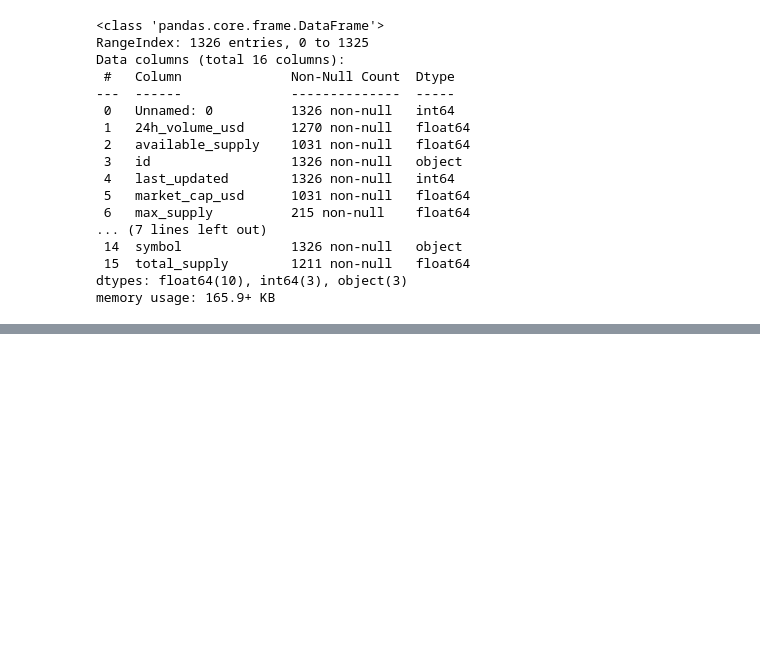
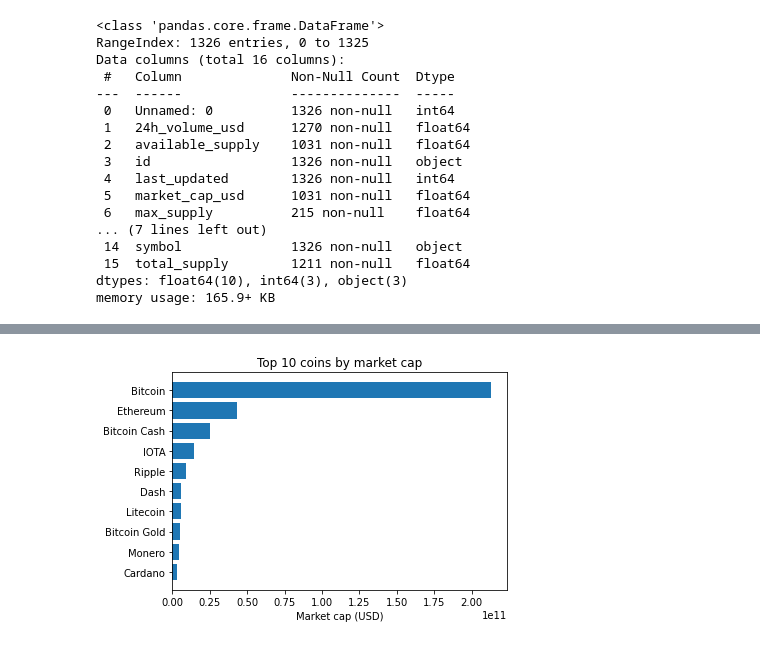
Before and after one commit to tawiwut-cha/datacamp_projects, a Jupyter notebook: coinmarketcap/coinmarketcap_tc.ipynb, the cells around one changed output, grey strips where cells are left out. Cells and saved outputs as stored; diff of their text form; code cells hidden in the pictures; blank space fills up the shorter version.

```diff
--- a/coinmarketcap/coinmarketcap_tc.ipynb
+++ b/coinmarketcap/coinmarketcap_tc.ipynb
@@ -91,0 +162,10 @@ total_supply
+# %%
+# 2. Top 10 coins by market cap
+top10 = df.sort_values(by='market_cap_usd', ascending=True).tail(10)
+
+plt.barh(data=top10, y='name', width='market_cap_usd')
+plt.title('Top 10 coins by market cap')
+plt.xlabel('Market cap (USD)')
+plt.show()
+# %% [output]
+[figure, added]
```
Also changed, not shown: parts of 13 cells of this notebook.
